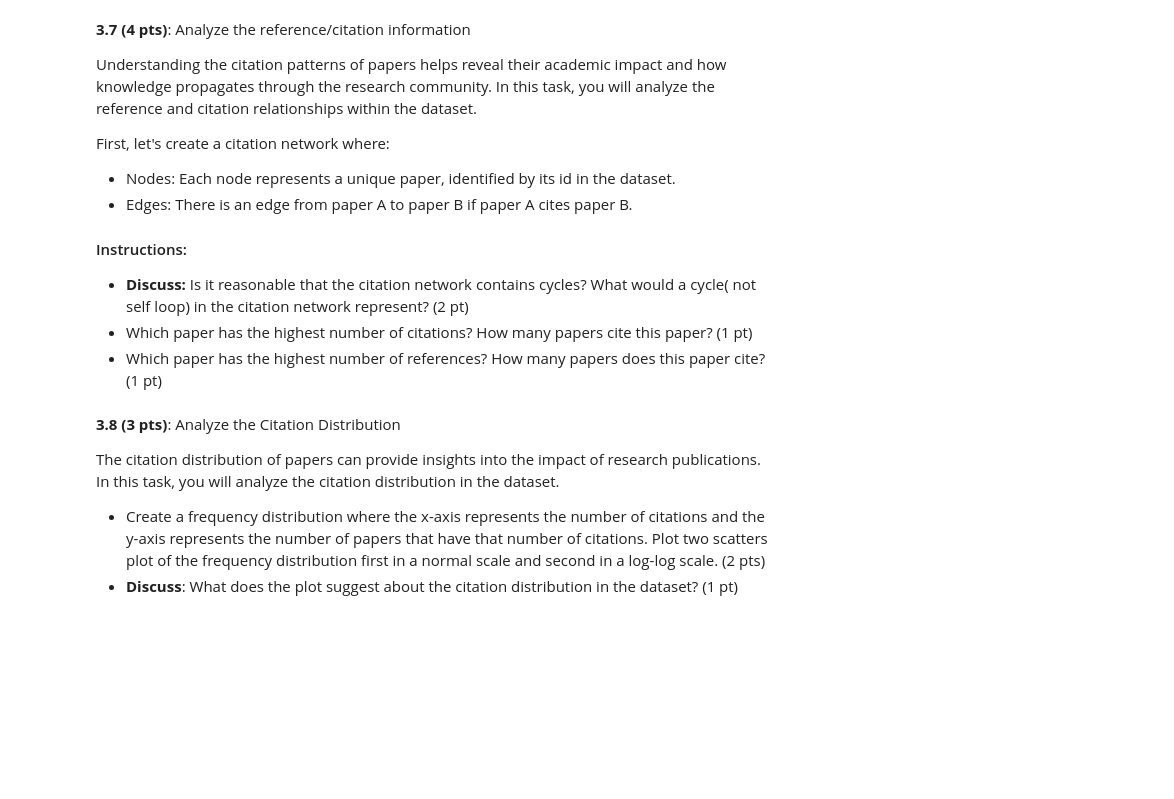
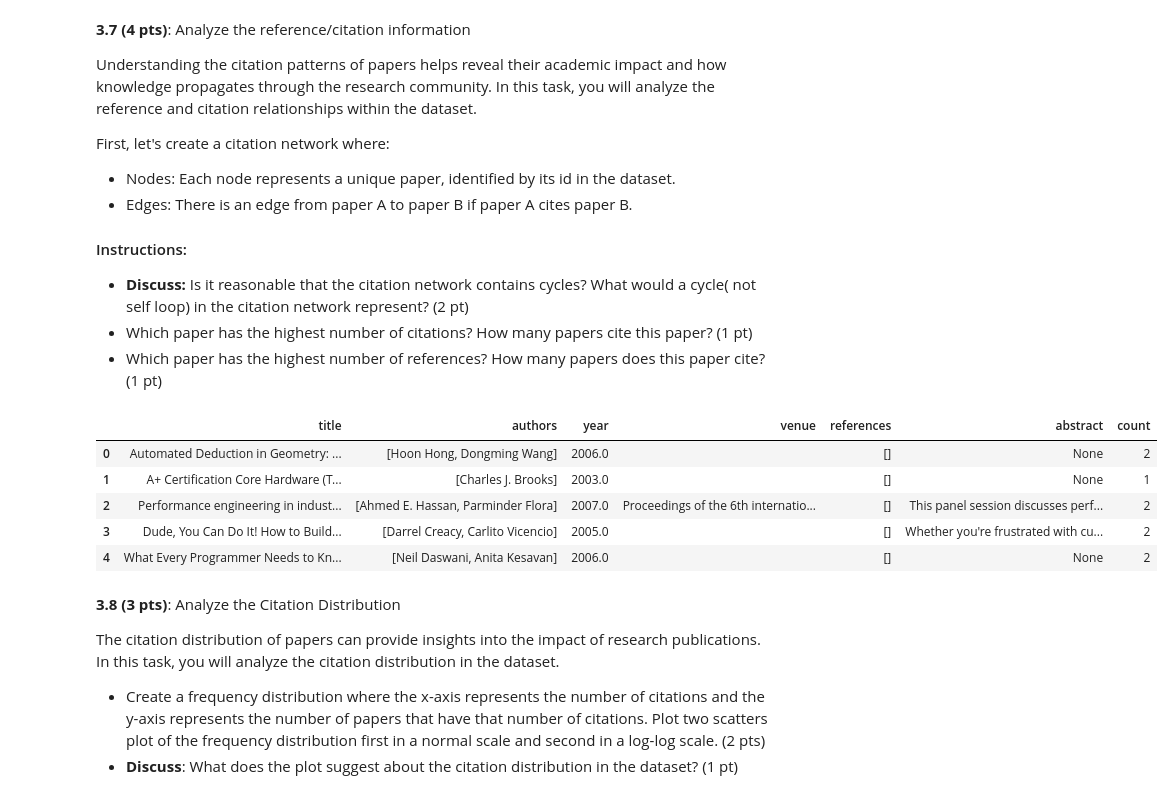
Before and after one commit to YouriGndl/2024, a Jupyter notebook: Exam/exam.ipynb, the cells around one changed output. Drawn from its saved outputs; the diff is of its cells as text; code cells hidden in the pictures; blank space fills up the shorter version.

```diff
--- a/Exam/exam.ipynb
+++ b/Exam/exam.ipynb
@@ -441,6 +627,14 @@ First, let's create a citation network where:
 - Which paper has the highest number of references? How many papers does this paper cite? (1 pt)
 # %%
 # TODO
+df.head()
+# %% [output]
+|  | title | authors | year | venue | references | abstract | count |
+| 0 | Automated Deduction in Geometry: ... | [Hoon Hong, Dongming Wang] | 2006.0 |  | [] | None | 2 |
+| 1 | A+ Certification Core Hardware (T... | [Charles J. Brooks] | 2003.0 |  | [] | None | 1 |
+| 2 | Performance engineering in indust... | [Ahmed E. Hassan, Parminder Flora] | 2007.0 | Proceedings of the 6th internatio... | [] | This panel session discusses perf... | 2 |
+| 3 | Dude, You Can Do It! How to Build... | [Darrel Creacy, Carlito Vicencio] | 2005.0 |  | [] | Whether you're frustrated with cu... | 2 |
+| 4 | What Every Programmer Needs to Kn... | [Neil Daswani, Anita Kesavan] | 2006.0 |  | [] | None | 2 |
 # %% [markdown]
 **3.8 (3 pts)**: Analyze the Citation Distribution
 
```
Also changed, not shown: parts of 21 cells of this notebook, 1 other file.
